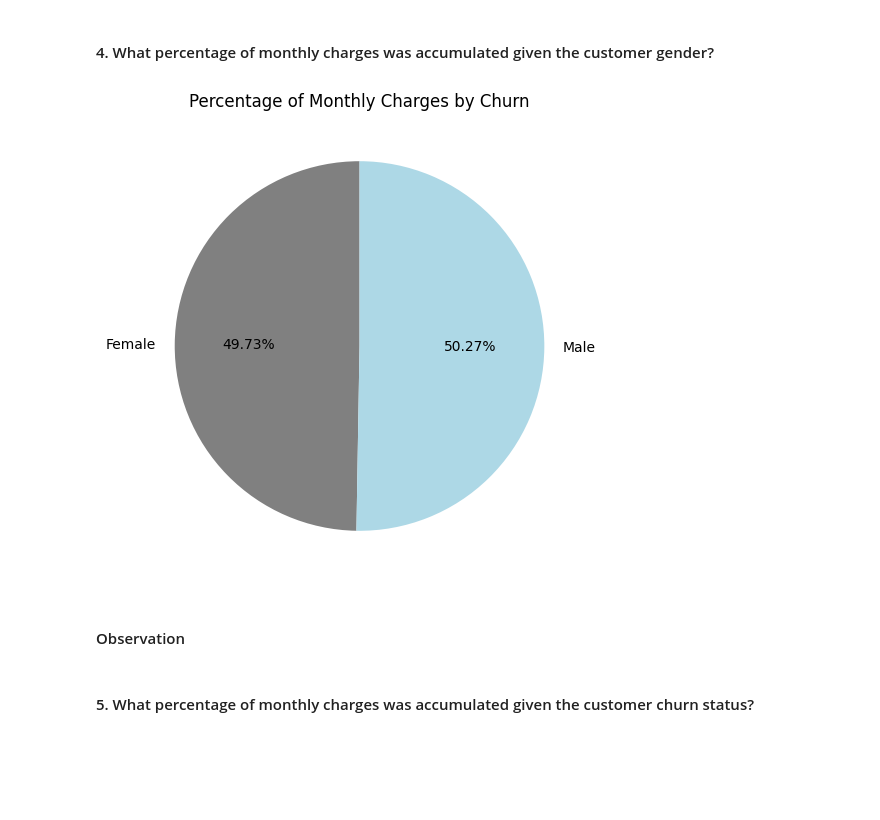
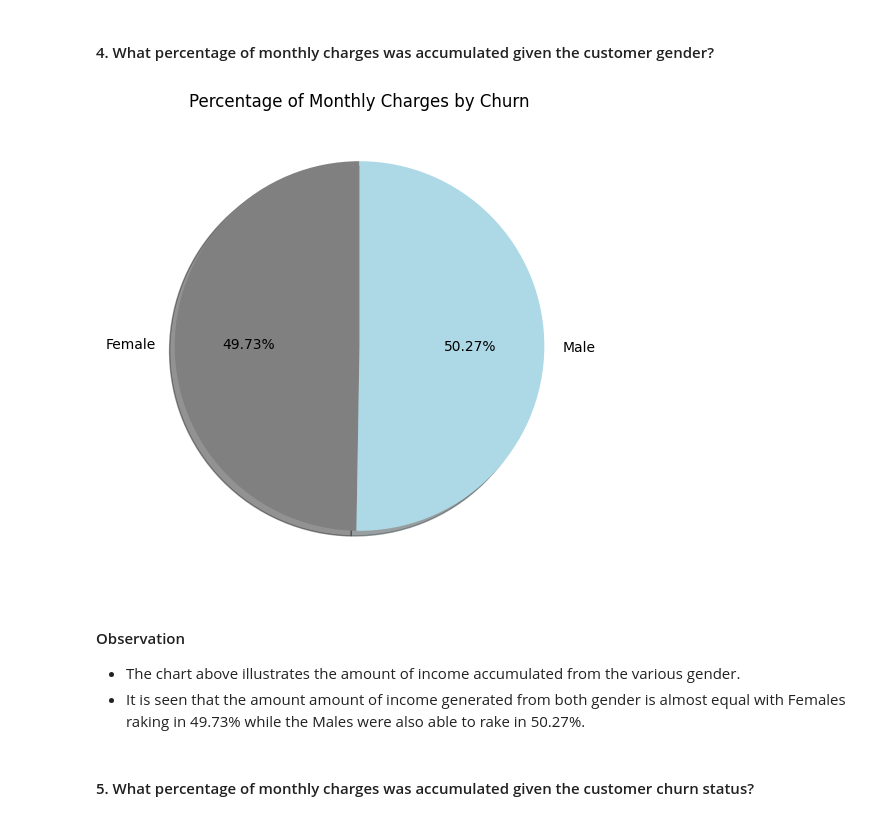
Before and after one commit to pk-aduyaw/Customer_Churn_Classification_Project, a Jupyter notebook: customer_churn_classification_model_project.ipynb, the cells around one changed output. Drawn from its saved outputs; the diff is of its cells as text; code cells hidden in the pictures; blank space fills up the shorter version.

```diff
--- a/customer_churn_classification_model_project.ipynb
+++ b/customer_churn_classification_model_project.ipynb
@@ -659,13 +672,15 @@ Text(0.5, 1.0, 'Distribution of Churned Customers with MultipleLines by Gender')
 # %%
 monthly_charges = full_model_df.groupby('gender')['MonthlyCharges'].sum()
 plt.figure(figsize=(6,6))
-plt.pie(monthly_charges, startangle=90, autopct='%1.2f%%',colors=['grey', 'lightblue'],labels=monthly_charges.index)
+plt.pie(monthly_charges,shadow=True,startangle=90, autopct='%1.2f%%',colors=['grey', 'lightblue'],labels=monthly_charges.index)
 plt.title('Percentage of Monthly Charges by Churn')
 plt.show()
 # %% [output]
-[figure, old version]
+[figure, new version]
-# %% [markdown]
-#### Observation
+# %% [markdown]
+#### Observation
+- The chart above illustrates the amount of income accumulated from the various gender.
+- It is seen that the amount amount of income generated from both gender is almost equal with Females raking in 49.73% while the Males were also able to rake in 50.27%.
 # %% [markdown]
 #### 5. What percentage of monthly charges was accumulated given the customer churn status?
 # %%
```
Also changed, not shown: parts of 98 cells of this notebook, 4 other files.
